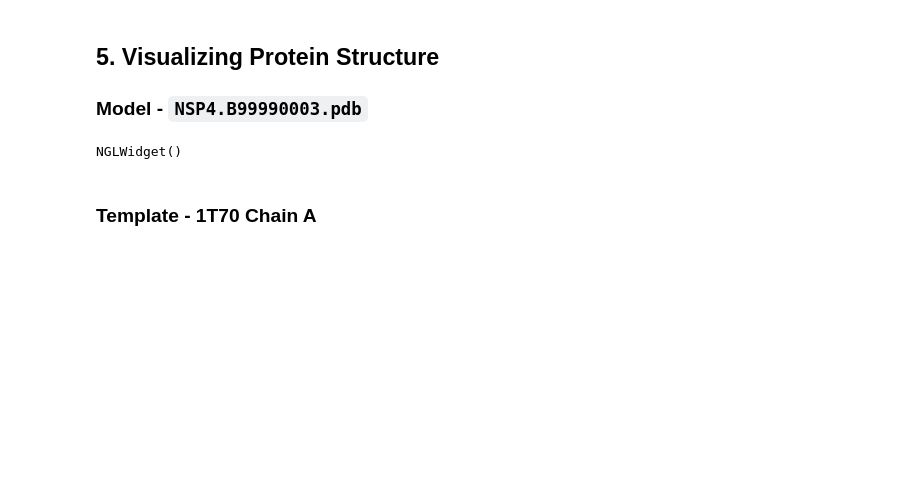
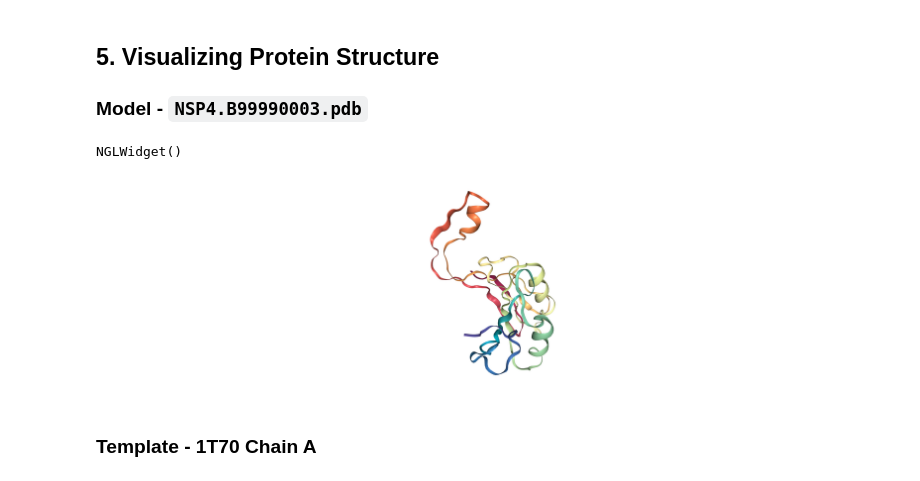
Before and after one commit to shivChitinous/Modeller, a Jupyter notebook: NSP4_structure.ipynb, the cells around one changed output. Saved outputs shown, nothing was run; the diff lists cells and outputs as text; code cells hidden in the pictures; blank space fills up the shorter version.

```diff
--- a/NSP4_structure.ipynb
+++ b/NSP4_structure.ipynb
@@ -195,3 +193,7 @@ NGLWidget()
+# %%
+mdl_v._display_image()
+# %% [output]
+[figure, added]
 # %% [markdown]
 ### Template - 1T70 Chain A
 # %%
```
Also changed, not shown: parts of 7 cells of this notebook.
